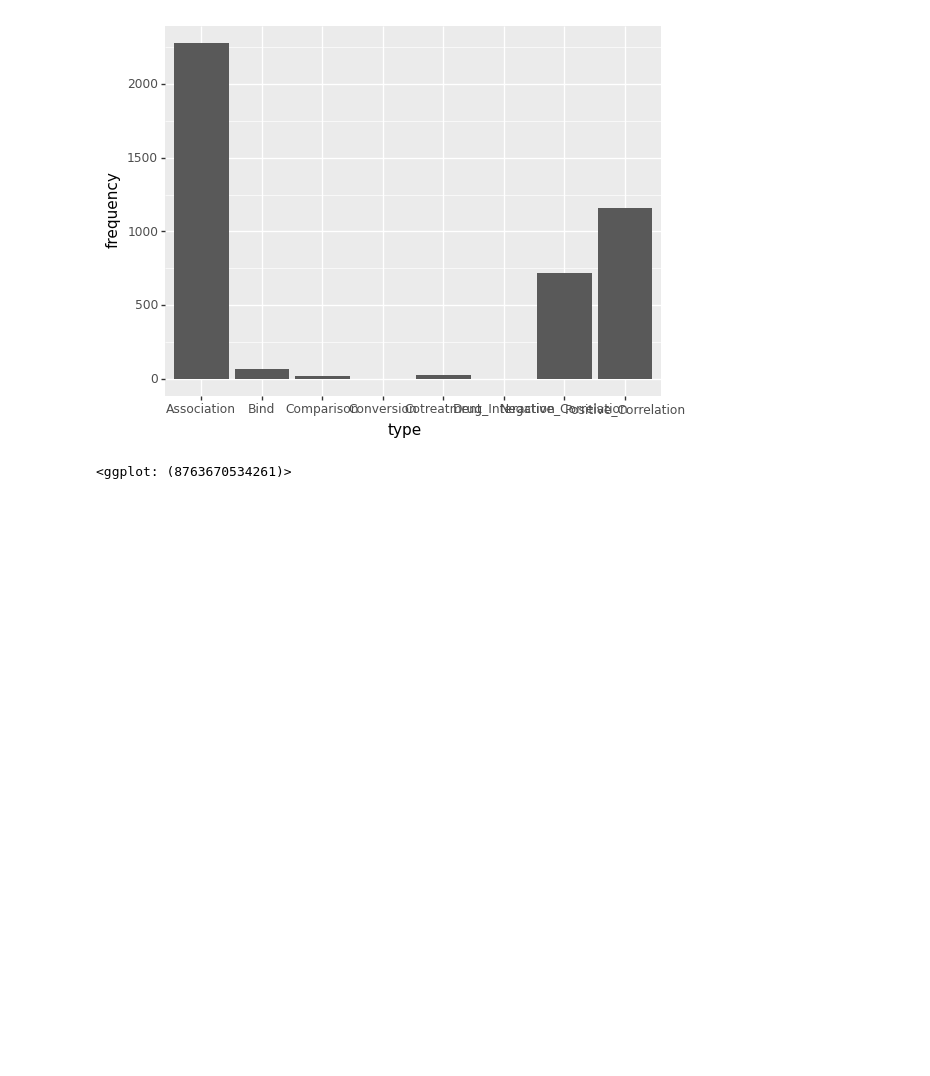
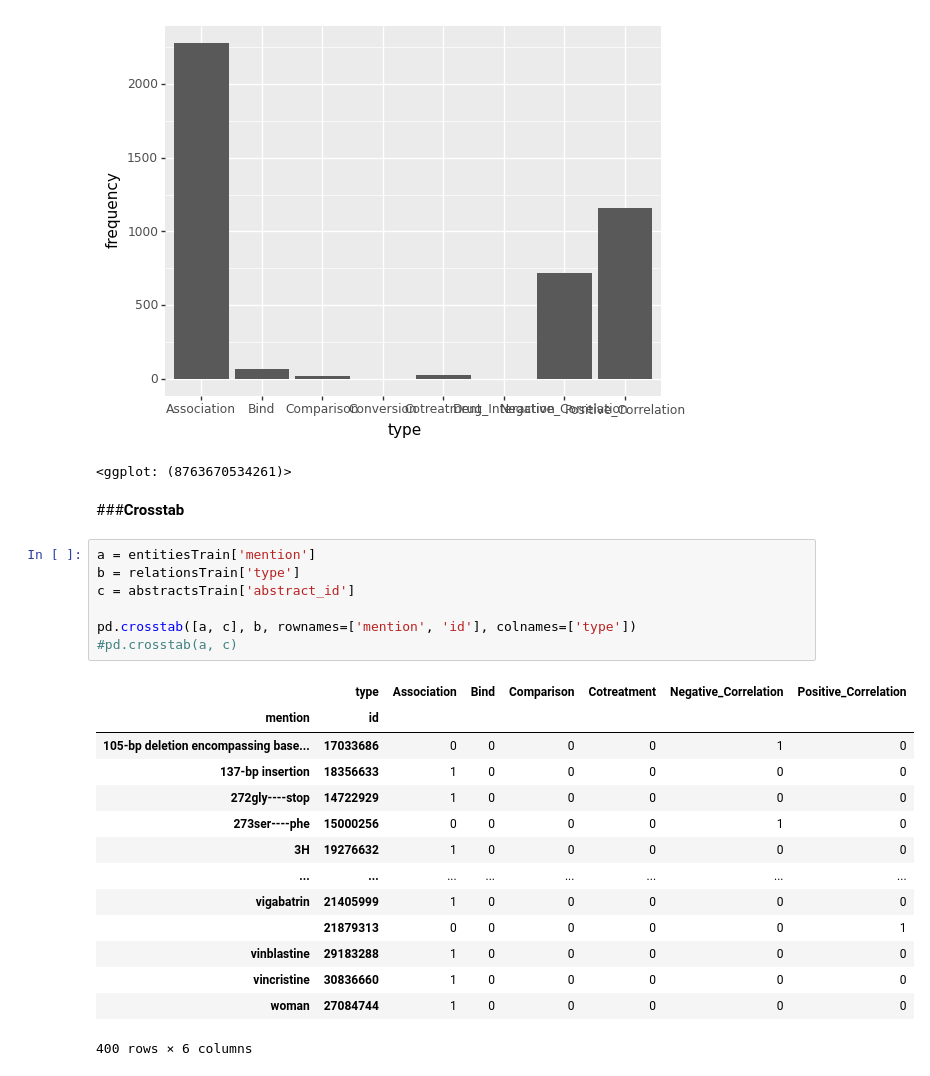
Before and after one commit to owdelc/ProyectoDataScience, a Jupyter notebook: ExploracionProyectoDataScience.ipynb, the cells around one changed output. Saved outputs shown, nothing was run; the diff lists cells and outputs as text; blank space fills up the shorter version.

```diff
--- a/ExploracionProyectoDataScience.ipynb
+++ b/ExploracionProyectoDataScience.ipynb
@@ -197,3 +197,27 @@ freq_by_type = (relationsTrain
 # %% [output]
 [figure]
 <ggplot: (8763670534261)>
+# %% [markdown]
+###**Crosstab**
+# %%
+a = entitiesTrain['mention']
+b = relationsTrain['type']
+c = abstractsTrain['abstract_id']
+
+pd.crosstab([a, c], b, rownames=['mention', 'id'], colnames=['type'])
+#pd.crosstab(a, c)
+# %% [output]
+|  | type | Association | Bind | Comparison | Cotreatment | Negative_Correlation | Positive_Correlation |
+| mention | id |  |  |  |  |  |  |
+| 105-bp deletion encompassing base... | 17033686 | 0 | 0 | 0 | 0 | 1 | 0 |
+| 137-bp insertion | 18356633 | 1 | 0 | 0 | 0 | 0 | 0 |
+| 272gly----stop | 14722929 | 1 | 0 | 0 | 0 | 0 | 0 |
+| 273ser----phe | 15000256 | 0 | 0 | 0 | 0 | 1 | 0 |
+| 3H | 19276632 | 1 | 0 | 0 | 0 | 0 | 0 |
+| ... | ... | ... | ... | ... | ... | ... | ... |
+| vigabatrin | 21405999 | 1 | 0 | 0 | 0 | 0 | 0 |
+|  | 21879313 | 0 | 0 | 0 | 0 | 0 | 1 |
+| vinblastine | 29183288 | 1 | 0 | 0 | 0 | 0 | 0 |
+| vincristine | 30836660 | 1 | 0 | 0 | 0 | 0 | 0 |
+| woman | 27084744 | 1 | 0 | 0 | 0 | 0 | 0 |
+400 rows × 6 columns
```
